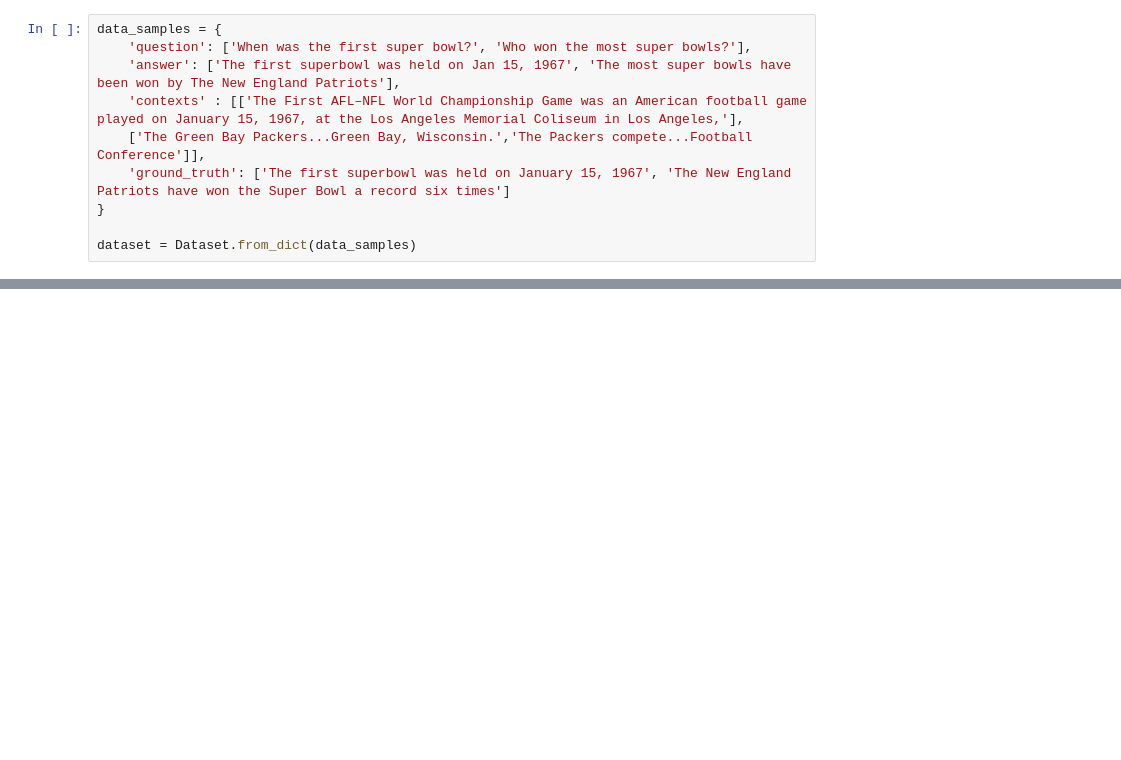
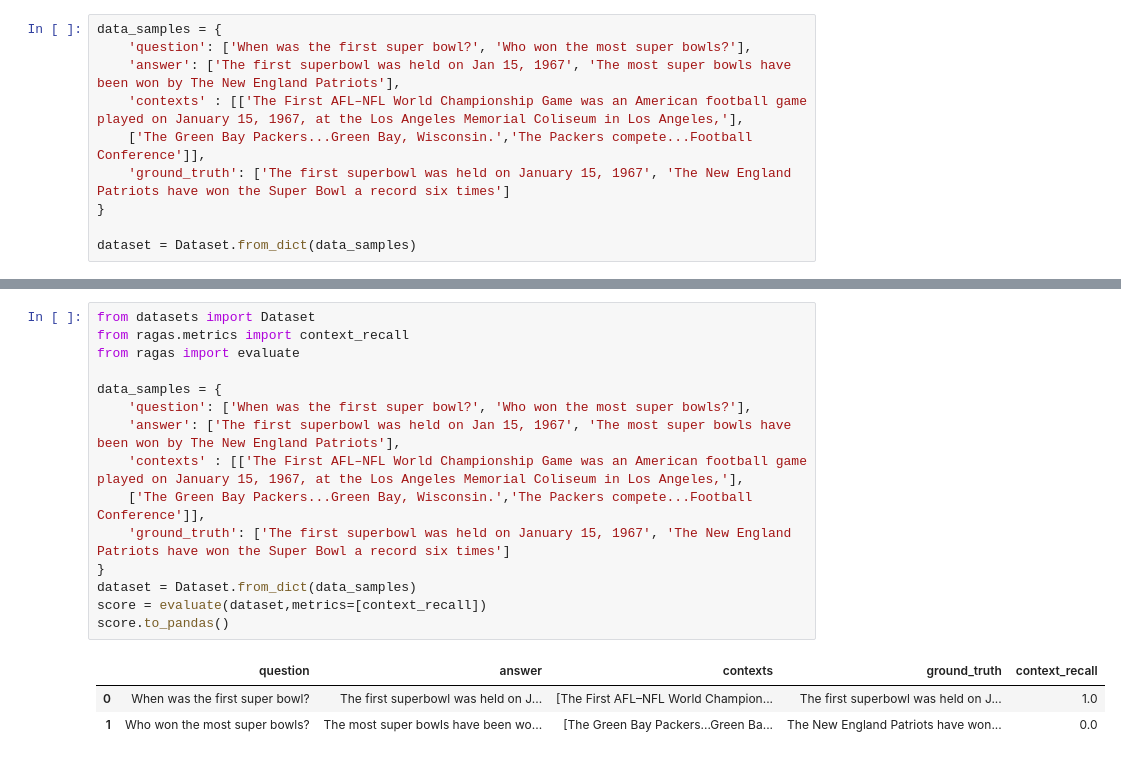
Before and after one commit to andyzhangstat/RAG4fun, a Jupyter notebook: rag4fun.ipynb, the cells around one changed output, grey strips where cells are left out. Saved outputs shown, nothing was run; the diff lists cells and outputs as text; blank space fills up the shorter version.

```diff
--- a/rag4fun.ipynb
+++ b/rag4fun.ipynb
@@ -24,0 +148,19 @@ score.to_pandas()
+# %%
+from datasets import Dataset
+from ragas.metrics import context_recall
+from ragas import evaluate
+
+data_samples = {
+    'question': ['When was the first super bowl?', 'Who won the most super bowls?'],
+    'answer': ['The first superbowl was held on Jan 15, 1967', 'The most super bowls have been won by The New England Patriots'],
+    'contexts' : [['The First AFL–NFL World Championship Game was an American football game played on January 15, 1967, at the Los Angeles Memorial Coliseum in Los Angeles,'],
+    ['The Green Bay Packers...Green Bay, Wisconsin.','The Packers compete...Football Conference']],
+    'ground_truth': ['The first superbowl was held on January 15, 1967', 'The New England Patriots have won the Super Bowl a record six times']
+}
+dataset = Dataset.from_dict(data_samples)
+score = evaluate(dataset,metrics=[context_recall])
+score.to_pandas()
+# %% [output]
+|  | question | answer | contexts | ground_truth | context_recall |
+| 0 | When was the first super bowl? | The first superbowl was held on J... | [The First AFL–NFL World Champion... | The first superbowl was held on J... | 1.0 |
+| 1 | Who won the most super bowls? | The most super bowls have been wo... | [The Green Bay Packers...Green Ba... | The New England Patriots have won... | 0.0 |
```
Also changed, not shown: parts of 24 cells of this notebook.
